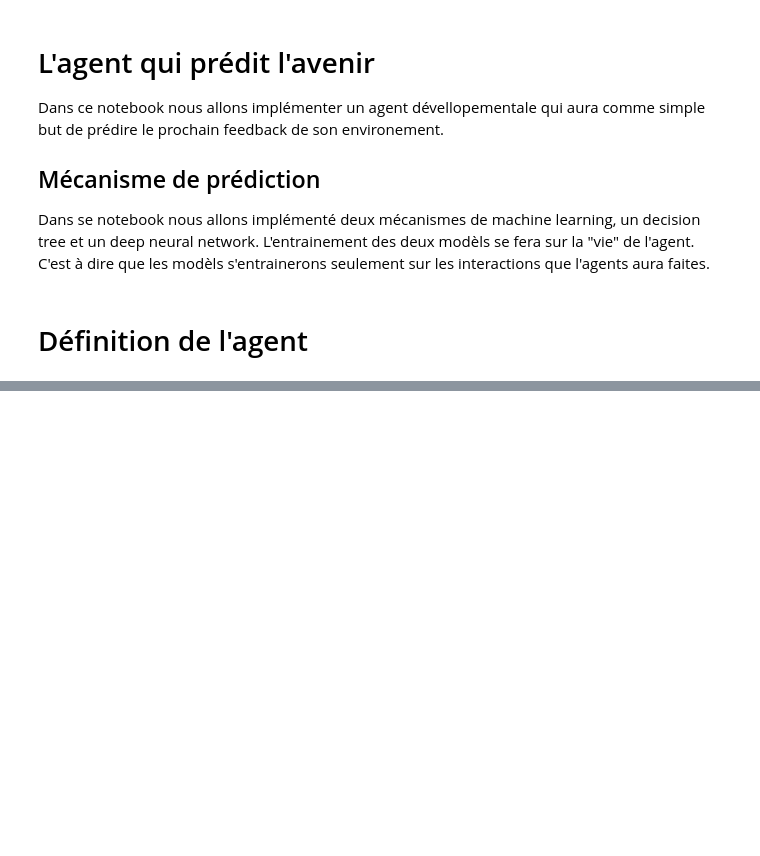
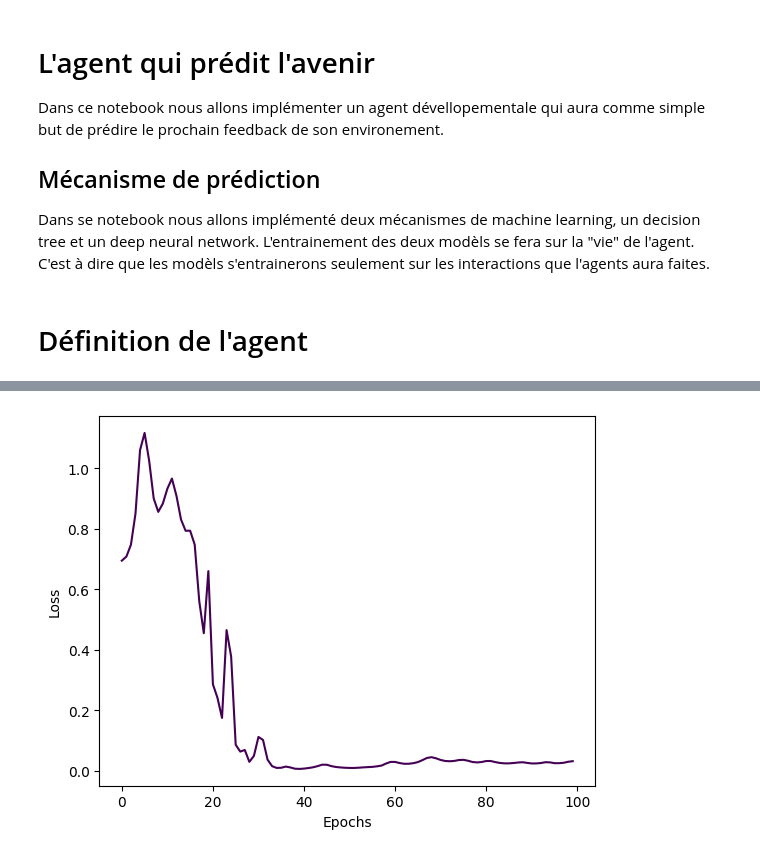
Before and after one commit to PEmarrel/Dpt_transformers, a Jupyter notebook: agent1.ipynb, the cells around one changed output, grey strips where cells are left out. Cells and saved outputs as stored; diff of their text form; code cells hidden in the pictures; blank space fills up the shorter version.

Commit message:
avancement pour l agent 1 DNN prédiction 2 méthode"

```diff
--- a/agent1.ipynb
+++ b/agent1.ipynb
@@ -18,6 +18,6 @@ import time
 import os
 
 # Pour torch si vous avez un GPU
-device = "cpu" if not torch.cuda.is_available() else "cuda"
-# device = "cpu" # Pour forcer l'utilisation du CPU
+# device = "cpu" if not torch.cuda.is_available() else "cuda"
+device = "cpu" # Pour forcer l'utilisation du CPU
 # %%
@@ -98,0 +43,10 @@ class Agent1:
+# %%
+# Function pour la tokenization
+def create_dico_numerate_word(all_words):
+    """
+    Fonction qui crée un dictionnaire avec les mots et leur index
+    """
+    dico = {}
+    for i, word in enumerate(all_words):
+        dico[word] = i
+    return dico
@@ -98,0 +270,84 @@ class Agent1:
+# %%
+env_test2 = env1()
+model_ML = DeepNetwork(hidden_size=[10, 5], input_size=1, output_size=2)
+optimizer = torch.optim.Adam(model_ML.parameters(), lr=1e-1, weight_decay=1e-2)
+loss_func = nn.CrossEntropyLoss()
+tokenizer = SimpleTokenizerV1(create_dico_numerate_word(env_test2.get_outcomes() + env_test2.get_actions()))
+
+x_train, y_train, x_test, y_test = make_data_set(tokenizer, env_test2, 10)
+
+# debug
+# for x in x_train:
+#     print(tokenizer.decode(x))
+# print(tokenizer.decode(y_train))
+# input('2012')
+
+x_train = torch.tensor(x_train, dtype=torch.float).to(device)
+y_train = torch.tensor(y_train, dtype=torch.int64).to(device)
+
+# Transforme y_fit en one hot
+y_train = torch.nn.functional.one_hot(y_train, len(env_test2.get_outcomes())).to(torch.float)
+
+x_test = torch.tensor(x_test, dtype=torch.float).to(device)
+y_test = torch.tensor(y_test, dtype=torch.long).to(device)
+
+data_loader = torch.utils.data.DataLoader(
+    torch.utils.data.TensorDataset(x_train, y_train),
+    batch_size=32, shuffle=True
+)
+
+validate_loader = torch.utils.data.DataLoader(
+    torch.utils.data.TensorDataset(x_test, y_test),
+    batch_size=32, shuffle=False
+)
+
+bast_acc, best_model, all_acc, all_loss = train_with_batch(model=model_ML,
+                train_loader=data_loader,
+                validate_loader=validate_loader,
+                optimizer=optimizer,
+                loss_func=loss_func,
+                nb_epochs=100,
+                print_=True
+            )
+see_evolued_train_loss([all_loss])
+see_evolued_train_loss([all_acc])
+
+# test model with each action
+for act in env_test2.get_actions():
+    action = tokenizer.encode([act])
+    x = model_ML(torch.tensor(action, dtype=torch.float).to(device))
+    print(f'Action: {act} Prediction: {x}, pour la séquence {torch.tensor(action, dtype=torch.float)}')
+    print(f'decode : {torch.argmax(x, dim=0).item()} {tokenizer.decode(torch.argmax(x, dim=0).item())}')
+
+
+print("Before passing to Agent1:")
+for param in model_ML.parameters():
+    print(param.data)
+
+
+agent_test2 = Agent1(
+    model=model_ML,
+    all_outcomes= env_test2.get_outcomes(),
+    all_actions= env_test2.get_actions(),
+    tokenizer=tokenizer,
+    optimizer=None,
+    loss_func=None)
+
+print("After passing to Agent1:")
+for param in agent_test2._model.parameters():
+    print(param.data)
+
+history_good = []
+pourcent_by_10 = []
+for i in range(50):
+    # Nous passons l'environnement à l'agent pour qu'il connaisse les actions et outcomes possibles
+    print(f"=======================\033[0;32m iteration {i} \033[0m=======================")
+    action, predi = agent_test2.action(outcome, False)
+    outcome = env_test2.outcome(action)
+    history_good.append(outcome == predi)
+    pourcent_by_10.append(sum(history_good[-10:]) * 10 if len(history_good) >= 10 else 0)
+    print(f'action {action} predi {predi} outcome {outcome}')
+    print(f"Action choisie : {action} \033[0;34m{pourcent_by_10[-1]} \033[0m")
+    time.sleep(1)
+    print("\n\n")
+# %% [output]
@@ -98,0 +371 @@ class Agent1:
+[figure, added]
```
Also changed, not shown: parts of 11 cells of this notebook.
